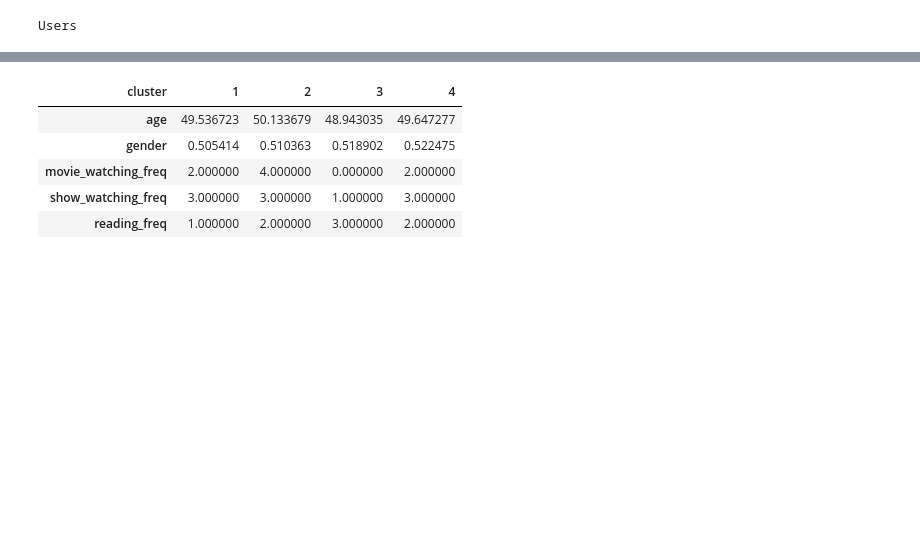
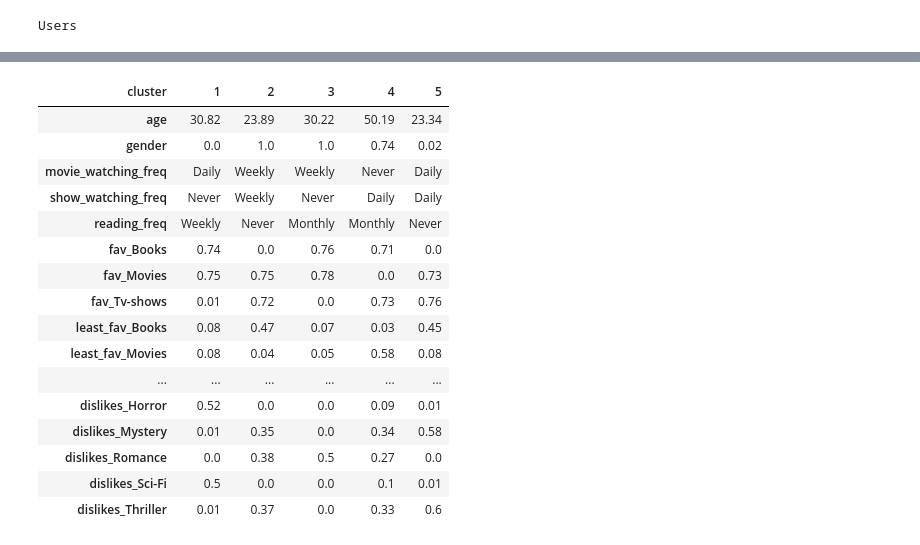
Before and after one commit to xandga/Capstone-Project, a Jupyter notebook: Clustering.ipynb, the cells around one changed output, grey strips where cells are left out. Saved outputs shown, nothing was run; the diff lists cells and outputs as text; code cells hidden in the pictures; blank space fills up the shorter version.

```diff
--- a/Clustering.ipynb
+++ b/Clustering.ipynb
@@ -272,7 +244,7 @@ Initialy tried with 5 clusters as suggested by the plots of dispersion and silho
 # %%
-kmeans_solution = KMeans(n_clusters=4, random_state=42).fit(data_scaled)
+kmeans_solution = KMeans(n_clusters=5, random_state=42).fit(data_scaled)
 cluster_labels = kmeans_solution.predict(data_scaled)
-cluster_labels += 1  # Add 1 to shift the labels from 0-3 to 1-4
+cluster_labels += 1  # Add 1 to shift the labels from 0-4 to 1-5
 data_clustering['cluster'] = cluster_labels
 # %%
 # Group the data by 'cluster' and calculate the size of each group
@@ -350,25 +313,80 @@ Index(['age', 'gender', 'movie_watching_freq', 'show_watching_freq',
       dtype='object')
+# %%
+# Define the reverse mapping by swapping keys and values
+reverse_encoding_map = {v: k for k, v in encoding_map.items()}
+
+# Apply the reverse mapping to decode the variables
+data_clustering['movie_watching_freq'] = data_clustering['movie_watching_freq'].map(reverse_encoding_map)
+data_clustering['show_watching_freq'] = data_clustering['show_watching_freq'].map(reverse_encoding_map)
+data_clustering['reading_freq'] = data_clustering['reading_freq'].map(reverse_encoding_map)
 # %%
 # Group by 'cluster' and calculate descriptive statistics for each feature
 grouped_stats = data_clustering.groupby('cluster').agg({
-    'age': 'mean',  # Example: mean age by cluster
-    'gender': 'mean',  # Example: mean gender by cluster
+    'age': 'mean',
+    'gender': 'mean',
     'movie_watching_freq': lambda x: x.mode().iloc[0],  # Frequencies of movie_watching_freq by cluster
     'show_watching_freq': lambda x: x.mode().iloc[0],  # Frequencies of show_watching_freq by cluster
     'reading_freq': lambda x: x.mode().iloc[0],  # Frequencies of reading_freq by cluster
-
-    # Add similar lambda functions for other binary variables
+    'fav_Books': 'mean',
+    'fav_Movies': 'mean',
+    'fav_Tv-shows': 'mean',
+    'least_fav_Books': 'mean',
+    'least_fav_Movies': 'mean',
+    'least_fav_None': 'mean',
+    'least_fav_Tv-shows': 'mean',
+    'likes_Action': 'mean',
+    'likes_Adventure': 'mean',
+    'likes_Animation': 'mean',
+    'likes_Classics': 'mean',
+    'likes_Comedy': 'mean',
+    'likes_Documentary': 'mean',
+    'likes_Drama': 'mean',
+    'likes_Fantasy': 'mean',
+    'likes_History': 'mean',
+    'likes_Horror': 'mean',
+    'likes_Mystery': 'mean',
+    'likes_Romance': 'mean',
+    'likes_Sci-Fi': 'mean',
+    'likes_Thriller': 'mean',
+    'dislikes_Action': 'mean',
+    'dislikes_Adventure': 'mean',
+    'dislikes_Animation': 'mean',
+    'dislikes_Classics': 'mean',
+    'dislikes_Comedy': 'mean',
+    'dislikes_Documentary': 'mean',
+    'dislikes_Drama': 'mean',
+    'dislikes_Fantasy': 'mean',
+    'dislikes_History': 'mean',
+    'dislikes_Horror': 'mean',
+    'dislikes_Mystery': 'mean',
+    'dislikes_Romance': 'mean',
+    'dislikes_Sci-Fi': 'mean',
+    'dislikes_Thriller': 'mean',
 })
 
 # Creating a DataFrame from the computed statistics
 db_clusters_df = pd.DataFrame(grouped_stats)
 
+# Rounding the values to two decimal places
+db_clusters_df = db_clusters_df.round(2)
+
 # Displaying the resulting dataset
 db_clusters_df.T
 # %% [output]
-| cluster | 1 | 2 | 3 | 4 |
-| age | 49.536723 | 50.133679 | 48.943035 | 49.647277 |
-| gender | 0.505414 | 0.510363 | 0.518902 | 0.522475 |
-| movie_watching_freq | 2.000000 | 4.000000 | 0.000000 | 2.000000 |
-| show_watching_freq | 3.000000 | 3.000000 | 1.000000 | 3.000000 |
-| reading_freq | 1.000000 | 2.000000 | 3.000000 | 2.000000 |
+| cluster | 1 | 2 | 3 | 4 | 5 |
+| age | 30.82 | 23.89 | 30.22 | 50.19 | 23.34 |
+| gender | 0.0 | 1.0 | 1.0 | 0.74 | 0.02 |
+| movie_watching_freq | Daily | Weekly | Weekly | Never | Daily |
+| show_watching_freq | Never | Weekly | Never | Daily | Daily |
+| reading_freq | Weekly | Never | Monthly | Monthly | Never |
+| fav_Books | 0.74 | 0.0 | 0.76 | 0.71 | 0.0 |
+| fav_Movies | 0.75 | 0.75 | 0.78 | 0.0 | 0.73 |
+| fav_Tv-shows | 0.01 | 0.72 | 0.0 | 0.73 | 0.76 |
+| least_fav_Books | 0.08 | 0.47 | 0.07 | 0.03 | 0.45 |
+| least_fav_Movies | 0.08 | 0.04 | 0.05 | 0.58 | 0.08 |
+| ... | ... | ... | ... | ... | ... |
+| dislikes_Horror | 0.52 | 0.0 | 0.0 | 0.09 | 0.01 |
+| dislikes_Mystery | 0.01 | 0.35 | 0.0 | 0.34 | 0.58 |
+| dislikes_Romance | 0.0 | 0.38 | 0.5 | 0.27 | 0.0 |
+| dislikes_Sci-Fi | 0.5 | 0.0 | 0.0 | 0.1 | 0.01 |
+| dislikes_Thriller | 0.01 | 0.37 | 0.0 | 0.33 | 0.6 |
```
Also changed, not shown: parts of 30 cells of this notebook, 2 other files.
